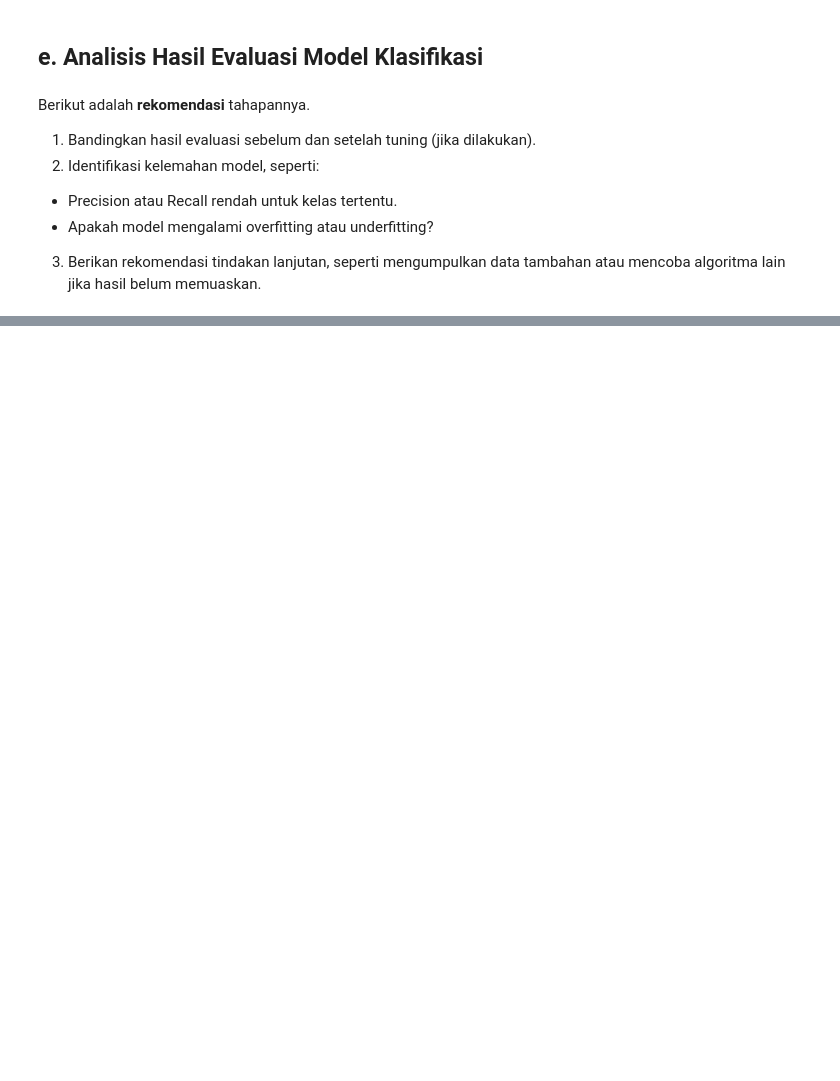
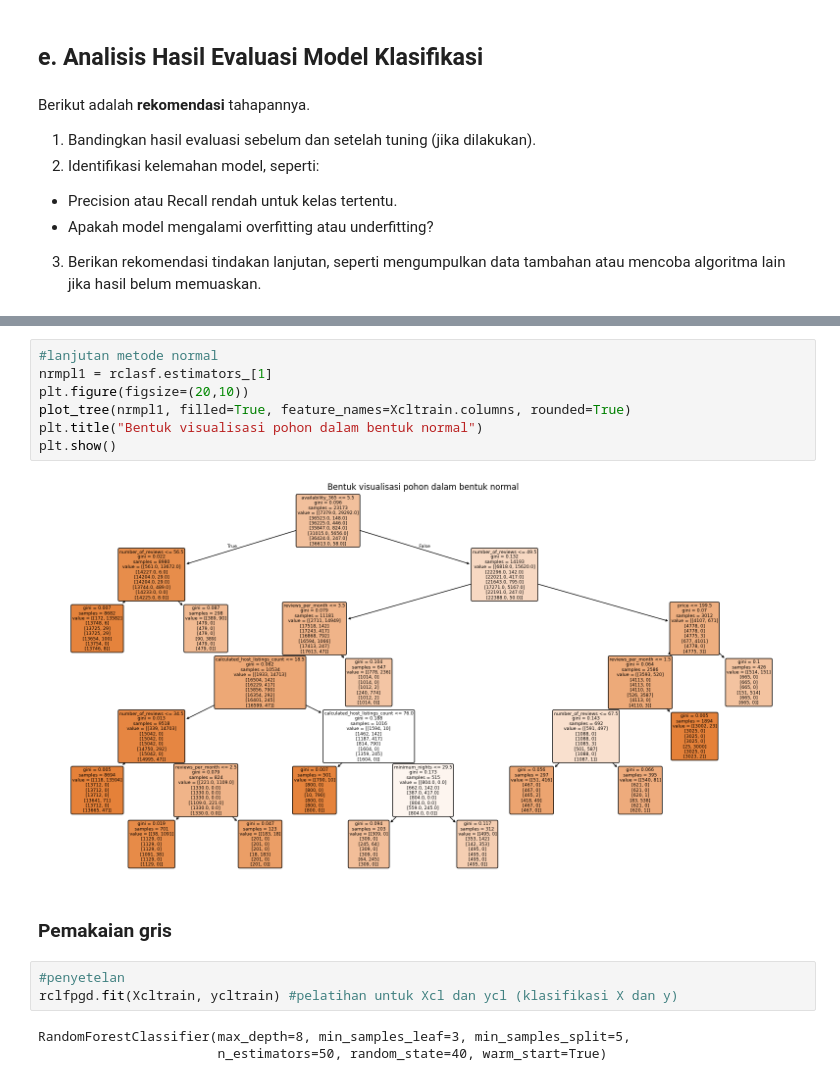
Before and after one commit to DGkurnia/cnkproject, a Jupyter notebook: BMLP_Derfansyah_Guswiranata_Kurnia_klasifikasi.ipynb, the cells around one changed output, grey strips where cells are left out. Cells and saved outputs as stored; diff of their text form; blank space fills up the shorter version.

```diff
--- a/BMLP_Derfansyah_Guswiranata_Kurnia_klasifikasi.ipynb
+++ b/BMLP_Derfansyah_Guswiranata_Kurnia_klasifikasi.ipynb
@@ -641,0 +743,17 @@ Berikut adalah **rekomendasi** tahapannya.
+# %%
+#lanjutan metode normal
+nrmpl1 = rclasf.estimators_[1]
+plt.figure(figsize=(20,10))
+plot_tree(nrmpl1, filled=True, feature_names=Xcltrain.columns, rounded=True)
+plt.title("Bentuk visualisasi pohon dalam bentuk normal")
+plt.show()
+# %% [output]
+[figure, added]
+# %% [markdown]
+### Pemakaian gris
+# %%
+#penyetelan
+rclfpgd.fit(Xcltrain, ycltrain) #pelatihan untuk Xcl dan ycl (klasifikasi X dan y)
+# %% [output]
+RandomForestClassifier(max_depth=8, min_samples_leaf=3, min_samples_split=5,
+                       n_estimators=50, random_state=40, warm_start=True)
```
Also changed, not shown: parts of 15 cells of this notebook.
